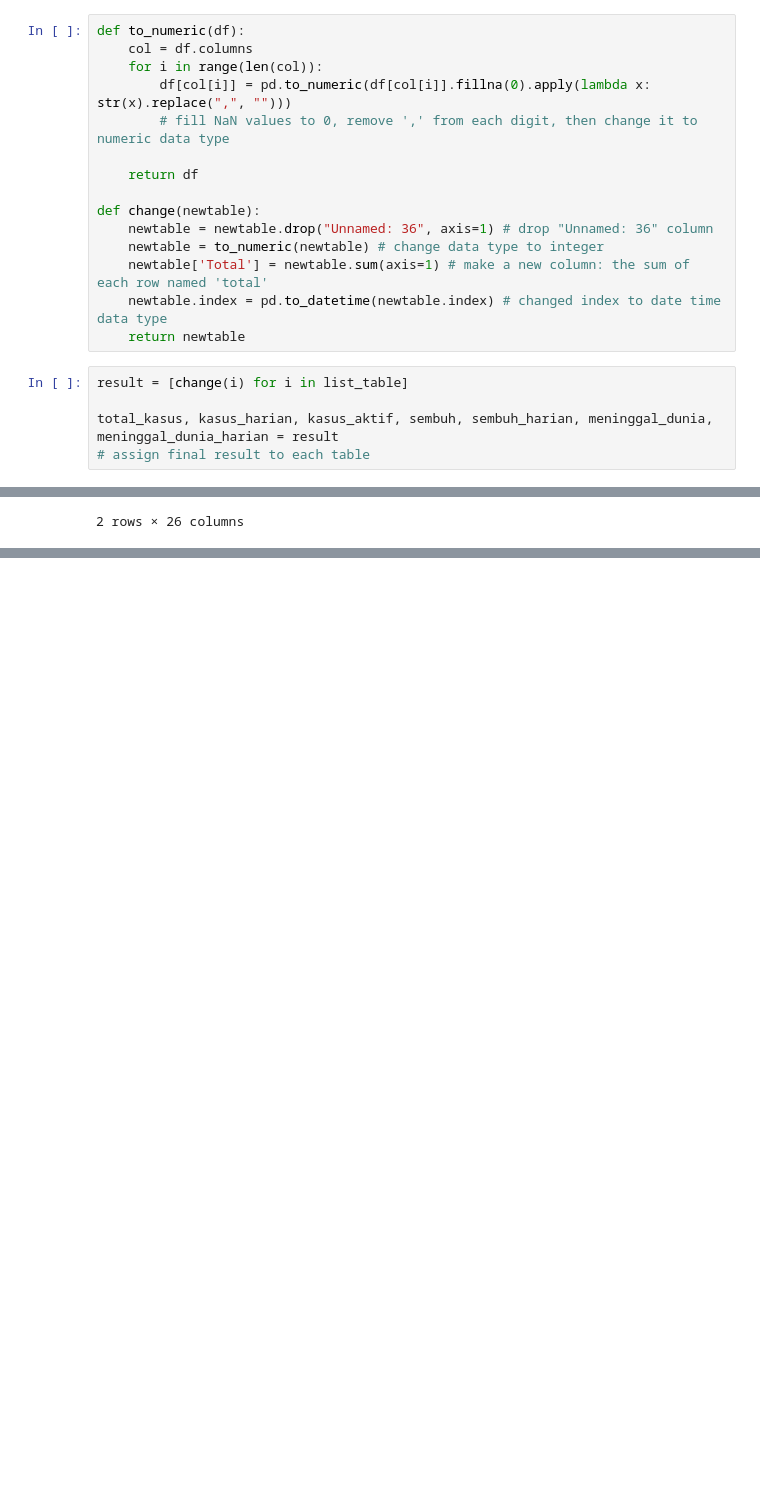
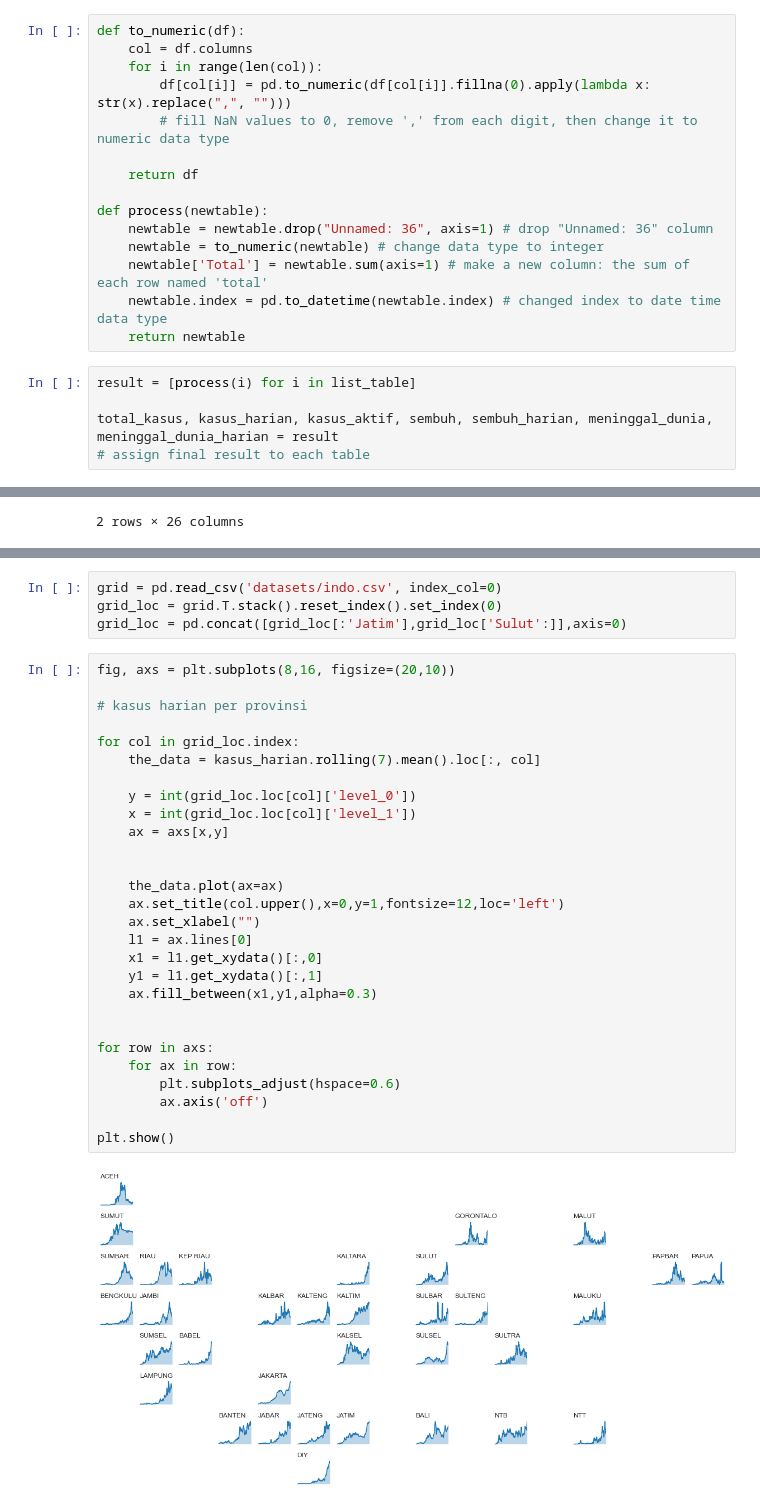
Before and after one commit to imfery/covid-19-viz, a Jupyter notebook: Covid-19 Visualization.ipynb, the cells around one changed output, grey strips where cells are left out. Cells and saved outputs as stored; diff of their text form; blank space fills up the shorter version.

```diff
--- a/Covid-19 Visualization.ipynb
+++ b/Covid-19 Visualization.ipynb
@@ -141,14 +141,14 @@ def to_numeric(df):
 
     return df
 
-def change(newtable):
+def process(newtable):
     newtable = newtable.drop("Unnamed: 36", axis=1) # drop "Unnamed: 36" column
     newtable = to_numeric(newtable) # change data type to integer
     newtable['Total'] = newtable.sum(axis=1) # make a new column: the sum of each row named 'total'
     newtable.index = pd.to_datetime(newtable.index) # changed index to date time data type
     return newtable
 # %%
-result = [change(i) for i in list_table]
+result = [process(i) for i in list_table]
 
 total_kasus, kasus_harian, kasus_aktif, sembuh, sembuh_harian, meninggal_dunia, meninggal_dunia_harian = result
 # assign final result to each table
@@ -203,0 +215,34 @@ stats[[stats.columns[4]]]
+# %%
+grid = pd.read_csv('datasets/indo.csv', index_col=0)
+grid_loc = grid.T.stack().reset_index().set_index(0)
+grid_loc = pd.concat([grid_loc[:'Jatim'],grid_loc['Sulut':]],axis=0)
+# %%
+fig, axs = plt.subplots(8,16, figsize=(20,10))
+
+# kasus harian per provinsi
+
+for col in grid_loc.index:
+    the_data = kasus_harian.rolling(7).mean().loc[:, col]
+
+    y = int(grid_loc.loc[col]['level_0'])
+    x = int(grid_loc.loc[col]['level_1'])
+    ax = axs[x,y]
+
+
+    the_data.plot(ax=ax)
+    ax.set_title(col.upper(),x=0,y=1,fontsize=12,loc='left')
+    ax.set_xlabel("")
+    l1 = ax.lines[0]
+    x1 = l1.get_xydata()[:,0]
+    y1 = l1.get_xydata()[:,1]
+    ax.fill_between(x1,y1,alpha=0.3)
+
+
+for row in axs:
+    for ax in row:
+        plt.subplots_adjust(hspace=0.6)
+        ax.axis('off')
+
+plt.show()
+# %% [output]
+[figure, added]
```
Also changed, not shown: parts of 10 cells of this notebook, 2 other files.
